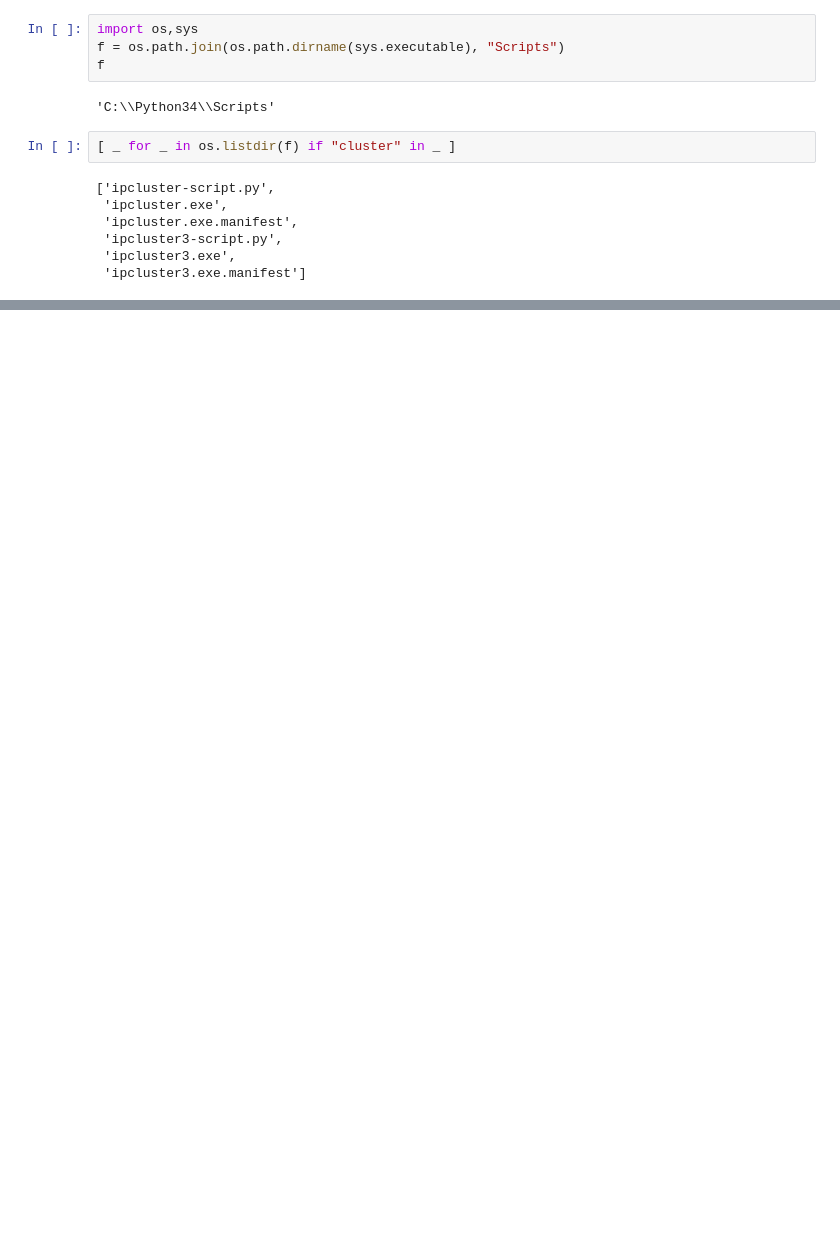
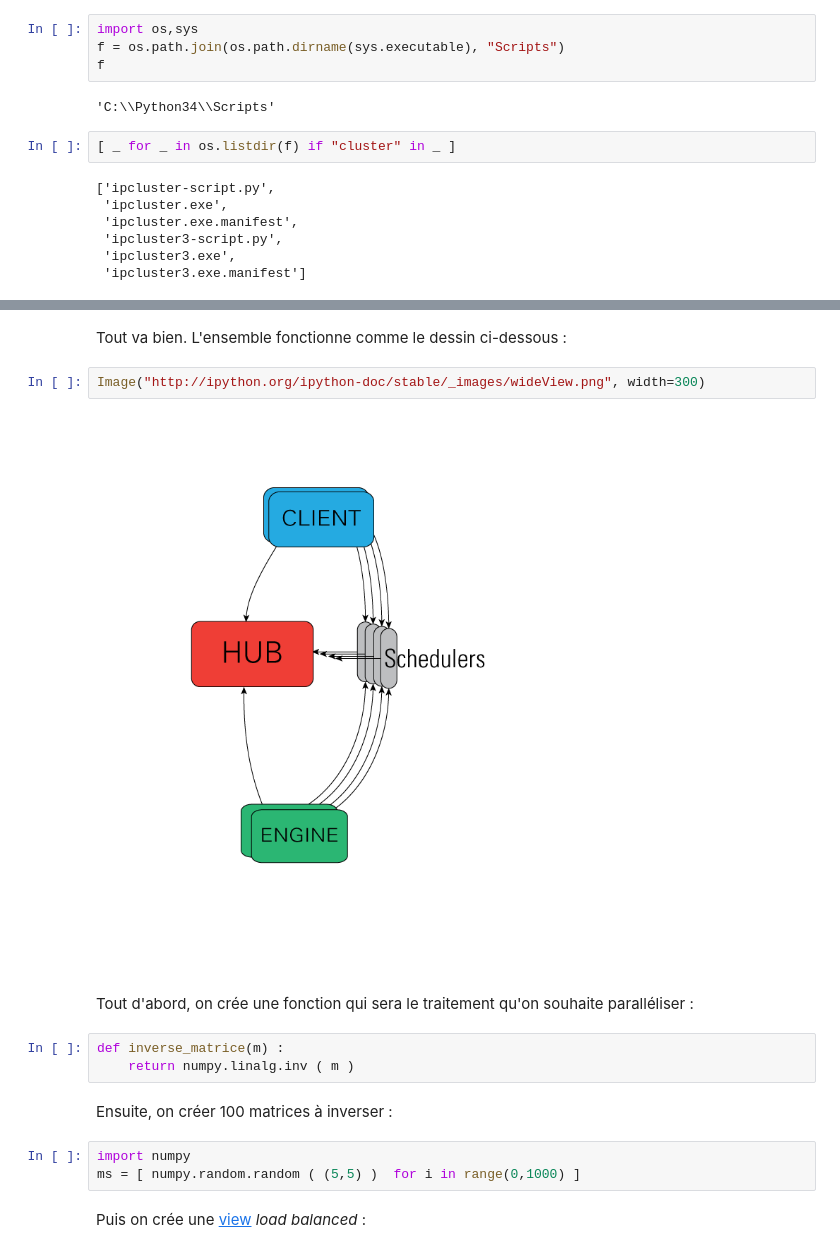
Before and after one commit to sdpython/ensae_teaching_cs, a Jupyter notebook: _doc/notebooks/td2a/td2a_cenonce_session_2D.ipynb, the cells around one changed output, grey strips where cells are left out. Cells and saved outputs as stored; diff of their text form; blank space fills up the shorter version.

```diff
--- a/_doc/notebooks/td2a/td2a_cenonce_session_2D.ipynb
+++ b/_doc/notebooks/td2a/td2a_cenonce_session_2D.ipynb
@@ -48,0 +53,18 @@ view.map(mul, [5, 6, 7, 8], [8, 9, 10, 11])
+# %% [markdown]
+Tout va bien. L'ensemble fonctionne comme le dessin ci-dessous :
+# %%
+Image("http://ipython.org/ipython-doc/stable/_images/wideView.png", width=300)
+# %% [output]
+[figure, added]
+# %% [markdown]
+Tout d'abord, on crée une fonction qui sera le traitement qu'on souhaite paralléliser :
+# %%
+def inverse_matrice(m) :
+    return numpy.linalg.inv ( m )
+# %% [markdown]
+Ensuite, on créer 100 matrices à inverser :
+# %%
+import numpy
+ms = [ numpy.random.random ( (5,5) )  for i in range(0,1000) ]
+# %% [markdown]
+Puis on crée une [view](http://ipython.org/ipython-doc/stable/parallel/parallel_intro.html#ipython-client-and-views) *load balanced* :
```
Also changed, not shown: parts of 22 cells of this notebook, 3 other files.
